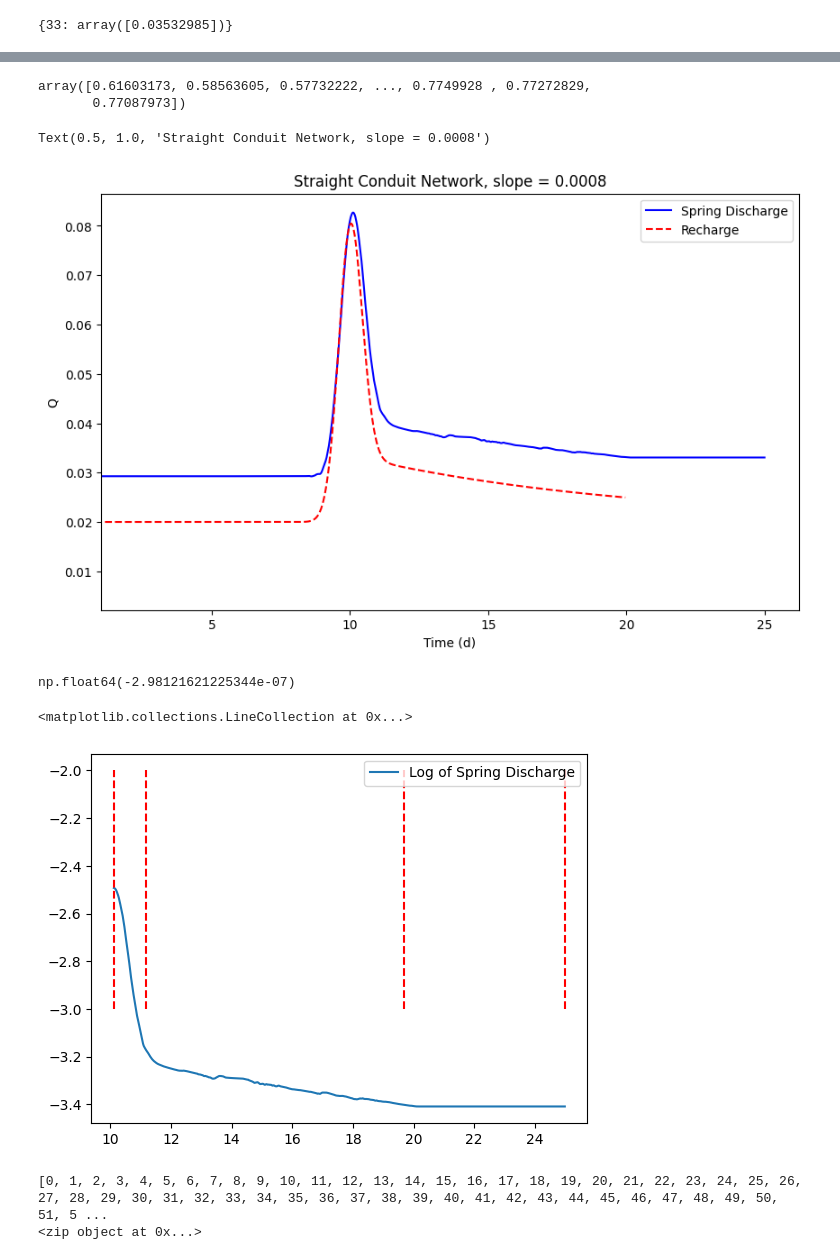
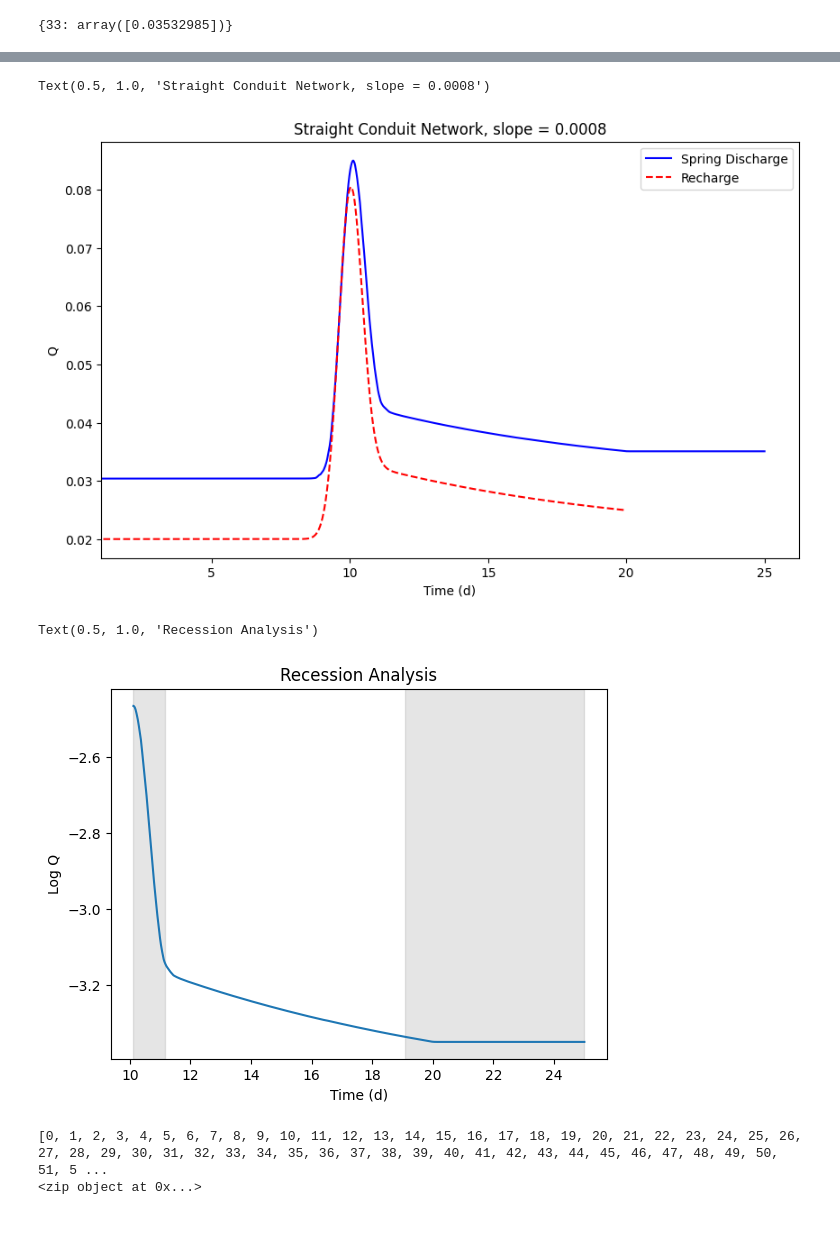
Before and after one commit to jhuang523/UMNBearSpring, a Jupyter notebook: openkarst/steady_state/conduit_geometry_setup.ipynb, the cells around one changed output, grey strips where cells are left out. Drawn from its saved outputs; the diff is of its cells as text; code cells hidden in the pictures; blank space fills up the shorter version.

```diff
--- a/openkarst/steady_state/conduit_geometry_setup.ipynb
+++ b/openkarst/steady_state/conduit_geometry_setup.ipynb
@@ -461,8 +435,8 @@ def calculate_recharge(inflow_data):
     t_r = inflow_data[list(inflow_data.keys())[0]]['time']
     return total_R, t_r
 # %%
-run_name = 'pykasso_n58/partitioned'
-network_dir = f'conduit_geometry_test/networks/anastomotic_simple'
+run_name = 'anastomotic_simple_clean/partitioned'
+network_dir = f'conduit_geometry_test/networks/anastomotic_simple_clean'
 
 results_dir = f'conduit_geometry_test/output/{run_name}/results_arrays.npz'
 input_data1= load_pickle(f'conduit_geometry_test/output/{run_name}/input_data.pkl')
@@ -495,0 +474,5 @@ network1.plot_network_flow(input_data1['initial_flowrate'], input_data1['initial
+# %%
+ts = 8639
+network1.edges['to_h'] = y1[ts,network1.nodes.loc[network1.edges.to_id, 'id']]
+network1.edges['from_h'] = y1[ts,network1.nodes.loc[network1.edges.from_id, 'id']]
+network1.edges['avg_h'] = (network1.edges['to_h'] + network1.edges['from_h']) / 2
@@ -527,11 +503,6 @@ Q_df1['V'] = (0.5 * (Q_df1['Q'] + Q_df1['Q'].shift()) * Q_df1['dt']).cumsum()
 r_df1 = pd.DataFrame({'t' : r_t1, 'R' : r1})
 r_df1['dt'] = r_df1['t'].diff()
 r_df1['V'] = (0.5 * (r_df1['R'] + r_df1['R'].shift()) * r_df1['dt']).cumsum()
-# %%
-R
-# %% [output]
-array([0.61603173, 0.58563605, 0.57732222, ..., 0.7749928 , 0.77272829,
-       0.77087973])
 # %%
 fig, ax = plt.subplots(figsize = (10,6))
 sns.lineplot(Q_df1, x = Q_df1.t/86400, y = 'Q', color = 'blue', label = 'Spring Discharge')
@@ -541,7 +512,7 @@ plt.xlim(1)
 plt.title("Straight Conduit Network, slope = 0.0008")
 # %% [output]
 Text(0.5, 1.0, 'Straight Conduit Network, slope = 0.0008')
-[figure, old version]
+[figure, new version]
 # %%
 spring_Q = spring1[network1.outlets[0]]
 peak_idx= np.argmax(spring_Q)
@@ -549,14 +520,18 @@ recession_Q = spring_Q[peak_idx:]
 recession_t = t1[peak_idx:]
 logQ = np.log(recession_Q + 1e-12) # add small value
 m, b = np.polyfit(recession_t, logQ, 1)
-# %% [output]
-np.float64(-2.98121621225344e-07)
 # %%
 slopes, t_segments = calculate_recession_coefficients(recession_t, recession_Q)
 # %%
-sns.lineplot(x = recession_t/86400, y = logQ, label = 'Log of Spring Discharge')
-plt.vlines(x = t_segments/86400, ymin =- 3, ymax = -2, color = 'red', linestyle = '--', label = 'Piecewise Breaks')
+fig, ax = plt.subplots()
+sns.lineplot(x = recession_t/86400, y = logQ, ax = ax)
+for i in range(len(t_segments) - 1):
+    if i % 2 == 0:
+        ax.axvspan(t_segments[i]/86400, t_segments[i+1]/86400, color='gray', alpha=0.2)
+ax.set_xlabel("Time (d)")
+ax.set_ylabel("Log Q")
+plt.title("Recession Analysis")
 # %% [output]
-<matplotlib.collections.LineCollection at 0x...>
+Text(0.5, 1.0, 'Recession Analysis')
-[figure, old version]
+[figure, new version]
 # %%
```
Also changed, not shown: parts of 17 cells of this notebook, 39 other files.
